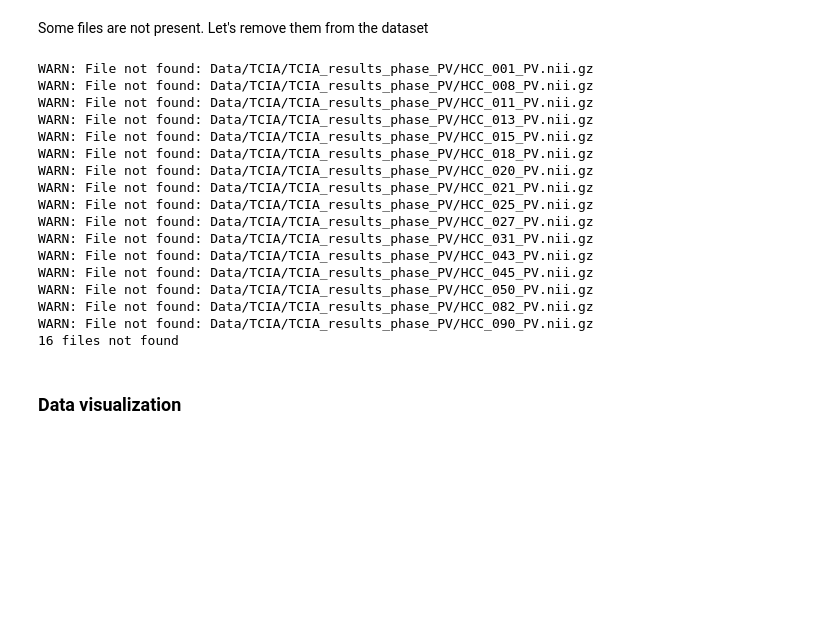
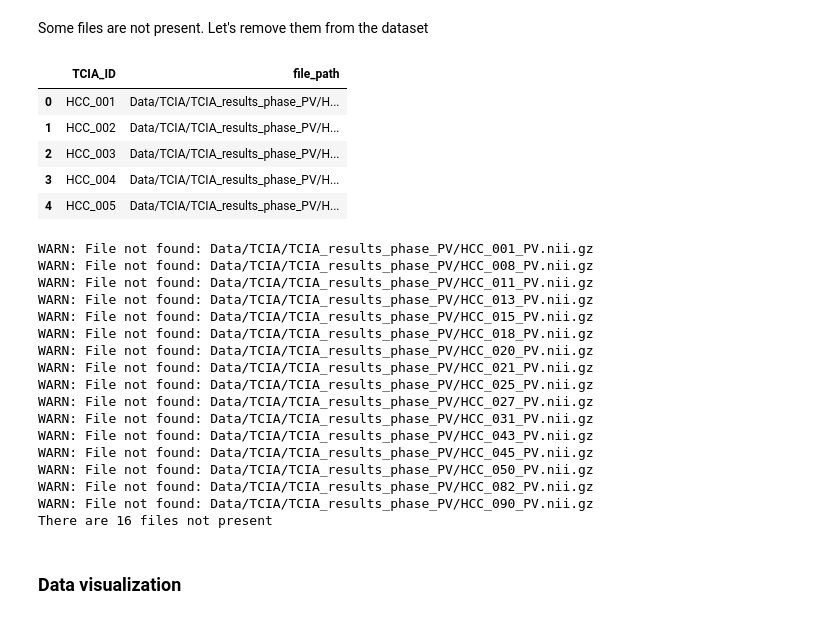
Before and after one commit to McSonk/2024-img-challenge, a Jupyter notebook: explanation.ipynb, the cells around one changed output. Saved outputs shown, nothing was run; the diff lists cells and outputs as text; code cells hidden in the pictures; blank space fills up the shorter version.

```diff
--- a/explanation.ipynb
+++ b/explanation.ipynb
@@ -80,35 +80,49 @@ data['TCIA_ID'].count()
 'Unique ids: 105'
 # %% [markdown]
 Some files are not present. Let's remove them from the dataset
-# %%
-reals = []
-count = 0
-for id in data['TCIA_ID']:
-    file_path = os.path.join(TCIA_IMG_PATH, id + TCIA_IMG_SUFFIX)
-    if os.path.exists(file_path):
-        reals.append(file_path)
-    else:
-        print('WARN: File not found: %s' % file_path)
-        count +=1
-print('%d files not found' % count)
-# %% [output]
-WARN: File not found: Data/TCIA/TCIA_results_phase_PV/HCC_001_PV.nii.gz
-WARN: File not found: Data/TCIA/TCIA_results_phase_PV/HCC_008_PV.nii.gz
-WARN: File not found: Data/TCIA/TCIA_results_phase_PV/HCC_011_PV.nii.gz
-WARN: File not found: Data/TCIA/TCIA_results_phase_PV/HCC_013_PV.nii.gz
-WARN: File not found: Data/TCIA/TCIA_results_phase_PV/HCC_015_PV.nii.gz
-WARN: File not found: Data/TCIA/TCIA_results_phase_PV/HCC_018_PV.nii.gz
-WARN: File not found: Data/TCIA/TCIA_results_phase_PV/HCC_020_PV.nii.gz
-WARN: File not found: Data/TCIA/TCIA_results_phase_PV/HCC_021_PV.nii.gz
-WARN: File not found: Data/TCIA/TCIA_results_phase_PV/HCC_025_PV.nii.gz
-WARN: File not found: Data/TCIA/TCIA_results_phase_PV/HCC_027_PV.nii.gz
-WARN: File not found: Data/TCIA/TCIA_results_phase_PV/HCC_031_PV.nii.gz
-WARN: File not found: Data/TCIA/TCIA_results_phase_PV/HCC_043_PV.nii.gz
-WARN: File not found: Data/TCIA/TCIA_results_phase_PV/HCC_045_PV.nii.gz
-WARN: File not found: Data/TCIA/TCIA_results_phase_PV/HCC_050_PV.nii.gz
-WARN: File not found: Data/TCIA/TCIA_results_phase_PV/HCC_082_PV.nii.gz
-WARN: File not found: Data/TCIA/TCIA_results_phase_PV/HCC_090_PV.nii.gz
-16 files not found
+# %%
+def frame_join(id):
+    return os.path.join(TCIA_IMG_PATH, id + TCIA_IMG_SUFFIX)
+
+data['file_path'] = data['TCIA_ID'].apply(frame_join)
+
+data[['TCIA_ID', 'file_path']].head()
+# %% [output]
+|  | TCIA_ID | file_path |
+| 0 | HCC_001 | Data/TCIA/TCIA_results_phase_PV/H... |
+| 1 | HCC_002 | Data/TCIA/TCIA_results_phase_PV/H... |
+| 2 | HCC_003 | Data/TCIA/TCIA_results_phase_PV/H... |
+| 3 | HCC_004 | Data/TCIA/TCIA_results_phase_PV/H... |
+| 4 | HCC_005 | Data/TCIA/TCIA_results_phase_PV/H... |
+# %%
+def file_exists(file_path):
+    exists = os.path.exists(file_path)
+    if not exists:
+        print('WARN: File not found: %s' % file_path)
+    return exists
+
+original = len(data)
+data = data[data['file_path'].apply(file_exists)]
+
+print('%d files not found' % (original - len(data)))
+# %% [output]
+WARN: File not found: Data/TCIA/TCIA_results_phase_PV/HCC_001_PV.nii.gz
+WARN: File not found: Data/TCIA/TCIA_results_phase_PV/HCC_008_PV.nii.gz
+WARN: File not found: Data/TCIA/TCIA_results_phase_PV/HCC_011_PV.nii.gz
+WARN: File not found: Data/TCIA/TCIA_results_phase_PV/HCC_013_PV.nii.gz
+WARN: File not found: Data/TCIA/TCIA_results_phase_PV/HCC_015_PV.nii.gz
+WARN: File not found: Data/TCIA/TCIA_results_phase_PV/HCC_018_PV.nii.gz
+WARN: File not found: Data/TCIA/TCIA_results_phase_PV/HCC_020_PV.nii.gz
+WARN: File not found: Data/TCIA/TCIA_results_phase_PV/HCC_021_PV.nii.gz
+WARN: File not found: Data/TCIA/TCIA_results_phase_PV/HCC_025_PV.nii.gz
+WARN: File not found: Data/TCIA/TCIA_results_phase_PV/HCC_027_PV.nii.gz
+WARN: File not found: Data/TCIA/TCIA_results_phase_PV/HCC_031_PV.nii.gz
+WARN: File not found: Data/TCIA/TCIA_results_phase_PV/HCC_043_PV.nii.gz
+WARN: File not found: Data/TCIA/TCIA_results_phase_PV/HCC_045_PV.nii.gz
+WARN: File not found: Data/TCIA/TCIA_results_phase_PV/HCC_050_PV.nii.gz
+WARN: File not found: Data/TCIA/TCIA_results_phase_PV/HCC_082_PV.nii.gz
+WARN: File not found: Data/TCIA/TCIA_results_phase_PV/HCC_090_PV.nii.gz
+There are 16 files not present
 # %% [markdown]
 ### Data visualization
 # %% [markdown]
```
Also changed, not shown: parts of 3 cells of this notebook.
